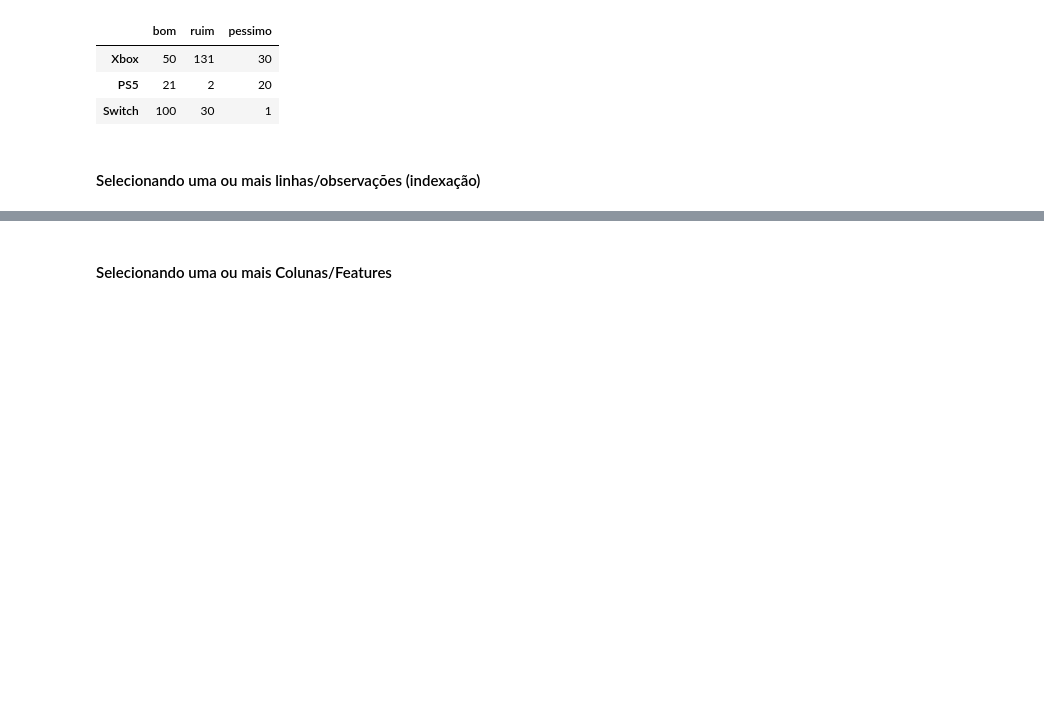
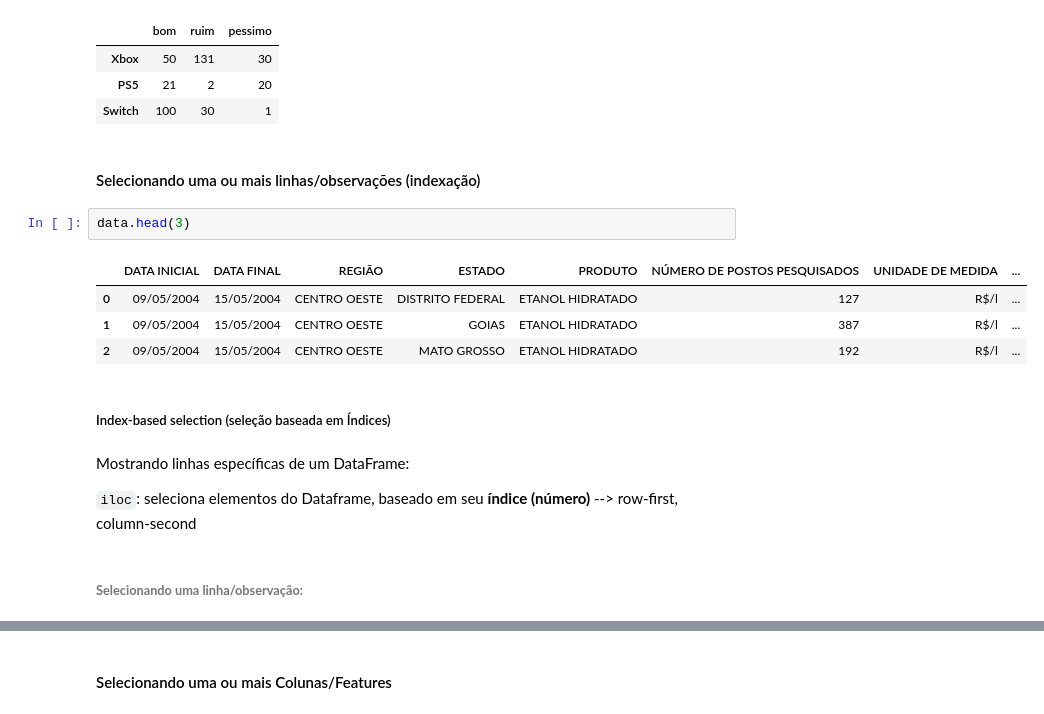
Before and after one commit to psdiaspedrods/XAVECODING_pandas_essencial, a Jupyter notebook: 1_manipulacao_basica_de_datasets.ipynb, the cells around one changed output, grey strips where cells are left out. Drawn from its saved outputs; the diff is of its cells as text; blank space fills up the shorter version.

```diff
--- a/1_manipulacao_basica_de_datasets.ipynb
+++ b/1_manipulacao_basica_de_datasets.ipynb
@@ -325,3 +325,18 @@ pesquisa_de_satisfacao
 | Switch | 100 | 30 | 1 |
 # %% [markdown]
 #### Selecionando uma ou mais linhas/observações (indexação)
+# %%
+data.head(3)
+# %% [output]
+|  | DATA INICIAL | DATA FINAL | REGIÃO | ESTADO | PRODUTO | NÚMERO DE POSTOS PESQUISADOS | UNIDADE DE MEDIDA | ... |
+| 0 | 09/05/2004 | 15/05/2004 | CENTRO OESTE | DISTRITO FEDERAL | ETANOL HIDRATADO | 127 | R$/l | ... |
+| 1 | 09/05/2004 | 15/05/2004 | CENTRO OESTE | GOIAS | ETANOL HIDRATADO | 387 | R$/l | ... |
+| 2 | 09/05/2004 | 15/05/2004 | CENTRO OESTE | MATO GROSSO | ETANOL HIDRATADO | 192 | R$/l | ... |
+# %% [markdown]
+##### Index-based selection (seleção baseada em Índices)
+# %% [markdown]
+Mostrando linhas específicas de um DataFrame:
+
+`iloc`: seleciona elementos do Dataframe, baseado em seu **índice (número)** --> row-first, column-second
+# %% [markdown]
+###### **Selecionando uma linha/observação:**
```
Also changed, not shown: parts of 9 cells of this notebook, 1 other file.
